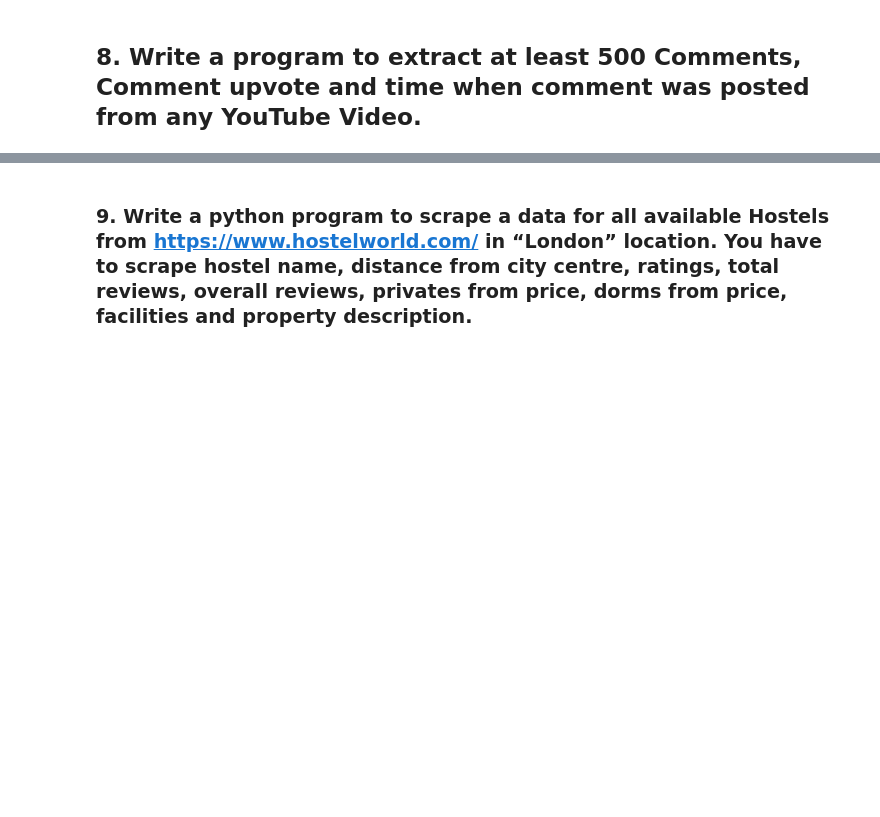
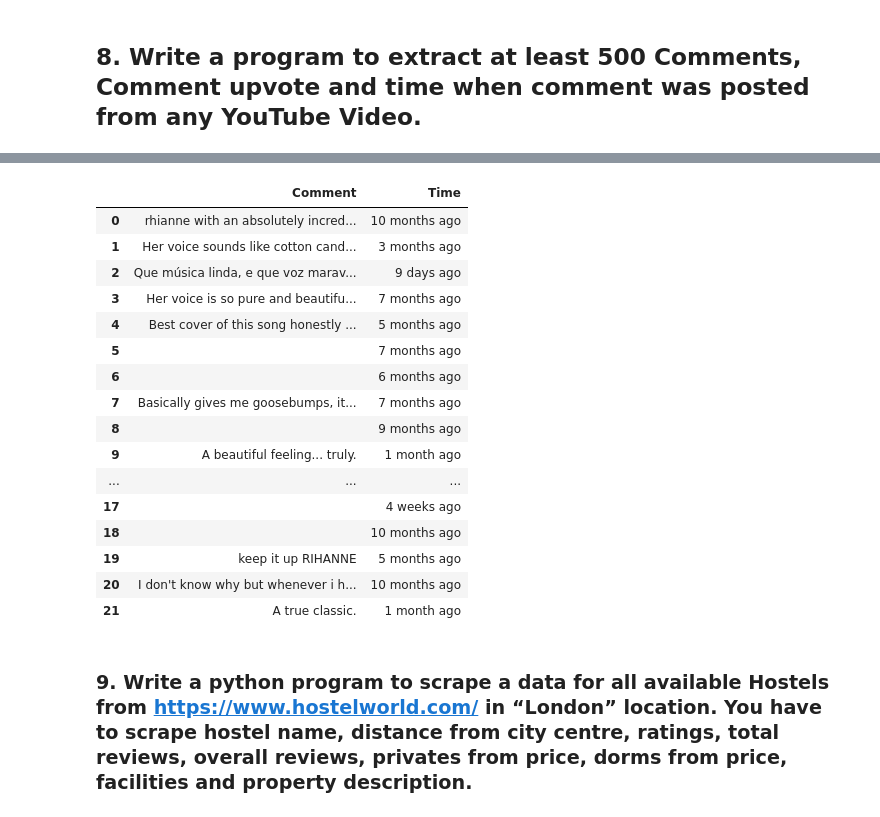
Before and after one commit to Sonu1712/Internship, a Jupyter notebook: Web Scraping Assignment 3 .ipynb, the cells around one changed output, grey strips where cells are left out. Drawn from its saved outputs; the diff is of its cells as text; code cells hidden in the pictures; blank space fills up the shorter version.

```diff
--- a/Web Scraping Assignment 3 .ipynb
+++ b/Web Scraping Assignment 3 .ipynb
@@ -633,7 +633,28 @@ for i in range(len(img_urls)):         #download images
 for _ in range(1000):
     driver.execute_script("window.sccrollBy(0,1000)")
 # %%
-#Please explain in session -
+import pandas as pd
+df = pd.DataFrame({'Comment':Comment,'Time':Time[:22]})
+# %%
+df
+# %% [output]
+|  | Comment | Time |
+| 0 | rhianne with an absolutely incred... | 10 months ago |
+| 1 | Her voice sounds like cotton cand... | 3 months ago |
+| 2 | Que música linda, e que voz marav... | 9 days ago |
+| 3 | Her voice is so pure and beautifu... | 7 months ago |
+| 4 | Best cover of this song honestly ... | 5 months ago |
+| 5 |  | 7 months ago |
+| 6 |  | 6 months ago |
+| 7 | Basically gives me goosebumps, it... | 7 months ago |
+| 8 |  | 9 months ago |
+| 9 | A beautiful feeling... truly. | 1 month ago |
+| ... | ... | ... |
+| 17 | ️ | 4 weeks ago |
+| 18 | ️ | 10 months ago |
+| 19 | keep it up RIHANNE | 5 months ago |
+| 20 | I don't know why but whenever i h... | 10 months ago |
+| 21 | A true classic. | 1 month ago |
 # %% [markdown]
 ### 9. Write a python program to scrape a data for all available Hostels from https://www.hostelworld.com/ in “London” location. You have to scrape hostel name, distance from city centre, ratings, total reviews, overall reviews, privates from price, dorms from price, facilities and property description.
 # %%
```
Also changed, not shown: parts of 1 cell of this notebook.
